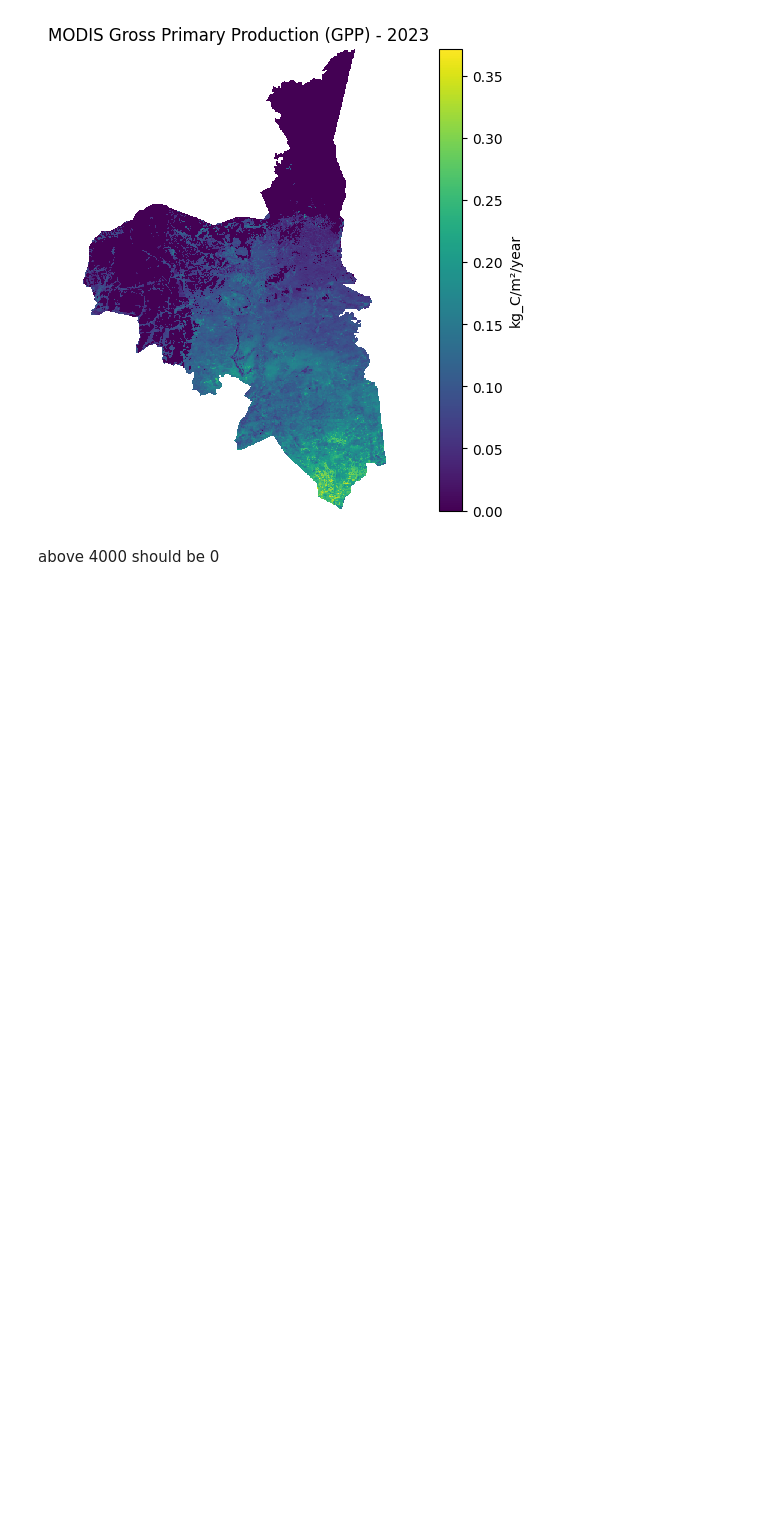
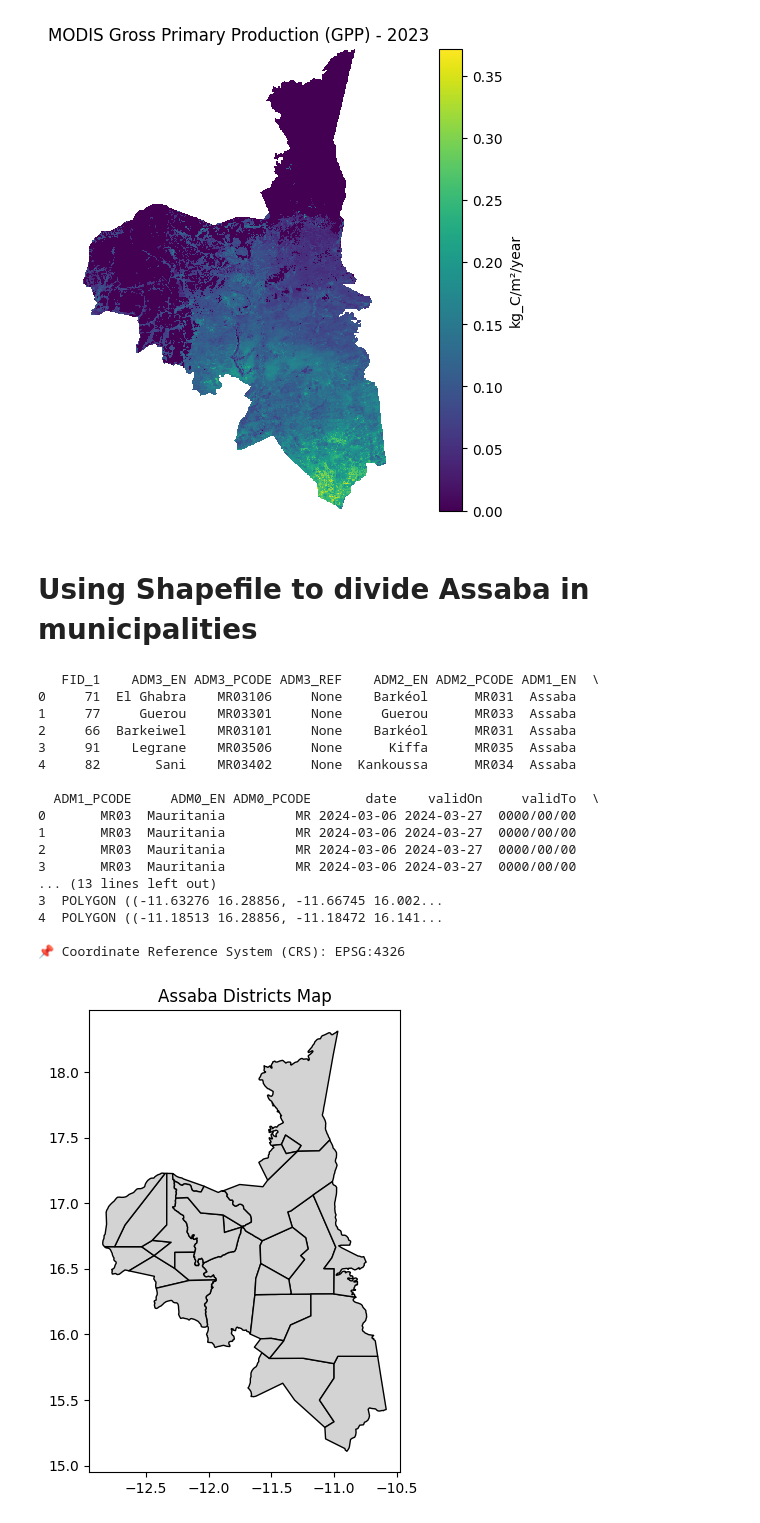
Before and after one commit to CipherCircle-StartHack-2025/Niklas, a Jupyter notebook: exploring_the_data.ipynb, the cells around one changed output. Saved outputs shown, nothing was run; the diff lists cells and outputs as text; code cells hidden in the pictures; blank space fills up the shorter version.

```diff
--- a/exploring_the_data.ipynb
+++ b/exploring_the_data.ipynb
@@ -914,5 +914,3 @@ cbar = fig.colorbar(cax, ax=ax, orientation="vertical", label="kg_C/m²/year")
 plt.show()
 # %% [output]
 [figure]
-# %% [markdown]
-above 4000 should be 0
@@ -918,0 +946,40 @@ above 4000 should be 0
+# %% [markdown]
+# Using Shapefile to divide Assaba in municipalities
+# %%
+import geopandas as gpd
+import matplotlib.pyplot as plt
+
+# Define the path to your shapefile
+shp_path = "/Users/niklasviebig/Desktop/STARTxHack/Datasets_Hackathon/Admin_layers/Assaba_Districts_layer.shp"
+
+# Load the shapefile
+assaba_map = gpd.read_file(shp_path)
+
+# Print basic info
+print(assaba_map.head())  # Check the first few rows of the attribute table
+print("\n📌 Coordinate Reference System (CRS):", assaba_map.crs)
+
+# Plot the Assaba map
+fig, ax = plt.subplots(figsize=(8, 6))
+assaba_map.plot(ax=ax, color="lightgray", edgecolor="black")
+ax.set_title("Assaba Districts Map")
+plt.show()
+# %% [output]
+   FID_1    ADM3_EN ADM3_PCODE ADM3_REF    ADM2_EN ADM2_PCODE ADM1_EN  \
+0     71  El Ghabra    MR03106     None    Barkéol      MR031  Assaba
+1     77     Guerou    MR03301     None     Guerou      MR033  Assaba
+2     66  Barkeiwel    MR03101     None    Barkéol      MR031  Assaba
+3     91    Legrane    MR03506     None      Kiffa      MR035  Assaba
+4     82       Sani    MR03402     None  Kankoussa      MR034  Assaba
+
+  ADM1_PCODE     ADM0_EN ADM0_PCODE       date    validOn     validTo  \
+0       MR03  Mauritania         MR 2024-03-06 2024-03-27  0000/00/00
+1       MR03  Mauritania         MR 2024-03-06 2024-03-27  0000/00/00
+2       MR03  Mauritania         MR 2024-03-06 2024-03-27  0000/00/00
+3       MR03  Mauritania         MR 2024-03-06 2024-03-27  0000/00/00
+... (13 lines left out)
+3  POLYGON ((-11.63276 16.28856, -11.66745 16.002...
+4  POLYGON ((-11.18513 16.28856, -11.18472 16.141...
+
+📌 Coordinate Reference System (CRS): EPSG:4326
+[figure, added]
```
Also changed, not shown: parts of 5 cells of this notebook.
